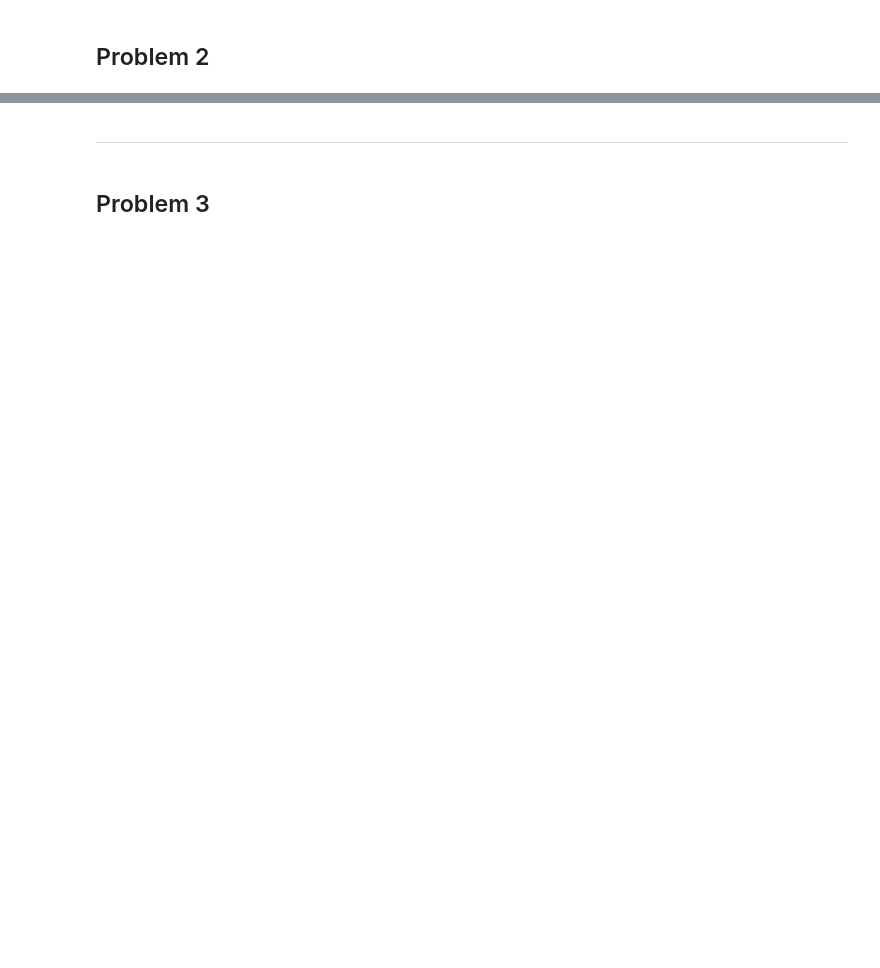
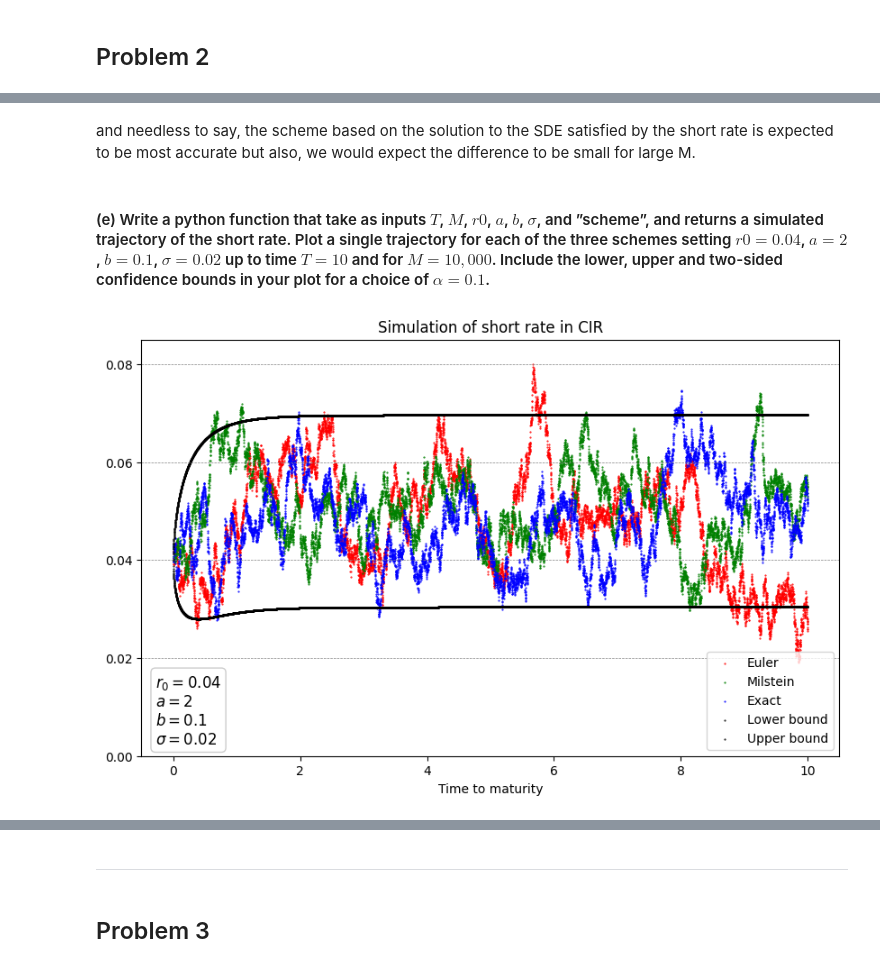
Before and after one commit to johanoelgaard/FixedIncome, a Jupyter notebook: Problem Set 4/ps4.ipynb, the cells around one changed output, grey strips where cells are left out. Cells and saved outputs as stored; diff of their text form; code cells hidden in the pictures; blank space fills up the shorter version.

```diff
--- a/Problem Set 4/ps4.ipynb
+++ b/Problem Set 4/ps4.ipynb
@@ -19,0 +132,44 @@ import fixed_income_derivatives_E2024 as fid
+# %% [markdown]
+and needless to say, the scheme based on the solution to the SDE satisfied by the short rate is expected to be most accurate but also, we would expect the difference to be small for large M.
+# %% [markdown]
+#### (e) Write a python function that take as inputs $T$, $M$, $r0$, $a$, $b$, $\sigma$, and ”scheme”, and returns a simulated trajectory of the short rate. Plot a single trajectory for each of the three schemes setting $r0 = 0.04$, $a = 2$, $b = 0.1$, $\sigma = 0.02$ up to time $T = 10$ and for $M = 10,000$. Include the lower, upper and two-sided confidence bounds in your plot for a choice of $\alpha = 0.1$.
+# %%
+np.random.seed(2025)
+r0, a, b, sigma = 0.04, 2, 0.1, 0.02
+size_ci = 0.95
+T_2e, M = 10, 10000
+delta = T_2e/M
+T_simul = np.array([i*delta for i in range(0,M+1)])
+r_euler = fid.simul_vasicek(r0, a, b, sigma, M, T_2e, method='euler')
+r_milstein = fid.simul_vasicek(r0, a, b, sigma, M, T_2e, method='milstein')
+r_exact = fid.simul_vasicek(r0, a, b, sigma, M, T_2e, method='exact')
+lb_simul, ub_simul = fid.ci_vasicek(r0, a, b, sigma, T_simul, size_ci, type_ci='two_sided')
+# %%
+plt.figure(figsize=(10, 6))
+plt.scatter(T_simul, r_euler, label='Euler', color='red', marker='.', s=1)
+plt.scatter(T_simul, r_milstein, label='Milstein', color='green', marker='.', s=1)
+plt.scatter(T_simul, r_exact, label='Exact', color='blue', marker='.', s=1)
+plt.scatter(T_simul, lb_simul, label='Lower bound', color='black', marker='.', s=1)
+plt.scatter(T_simul, ub_simul, label='Upper bound', color='black', marker='.', s=1)
+
+plt.xlabel('Time to maturity')
+plt.title('Simulation of short rate in CIR')
+plt.ylim(bottom=0, top=0.085)
+
+# Add horizontal lines at each tick mark
+ax = plt.gca()
+ax.yaxis.set_major_locator(MultipleLocator(0.02))
+for tick in ax.get_yticks():
+    ax.axhline(y=tick, color='gray', linestyle='--', linewidth=0.5)
+
+plt.legend(loc='lower right')
+
+textstr = f'$r_0={r0}$\n$a={a}$\n$b={b}$\n$\\sigma={sigma}$'
+props = dict(boxstyle='round', facecolor='white', alpha=0.2)
+plt.text(0.02, 0.02, textstr, transform=ax.transAxes, fontsize=12,
+         verticalalignment='bottom', bbox=props)
+
+plt.show()
+plt.close()
+# %% [output]
+[figure, added]
```
Also changed, not shown: parts of 29 cells of this notebook, 2 other files.
